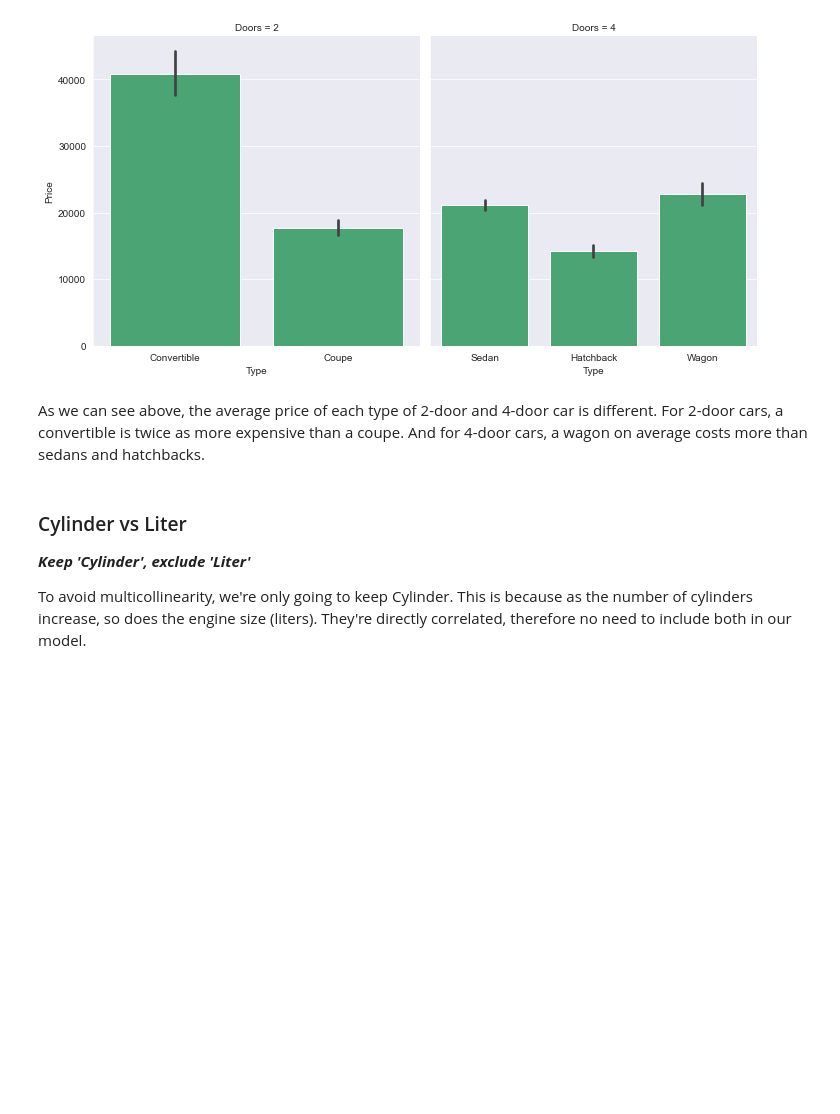
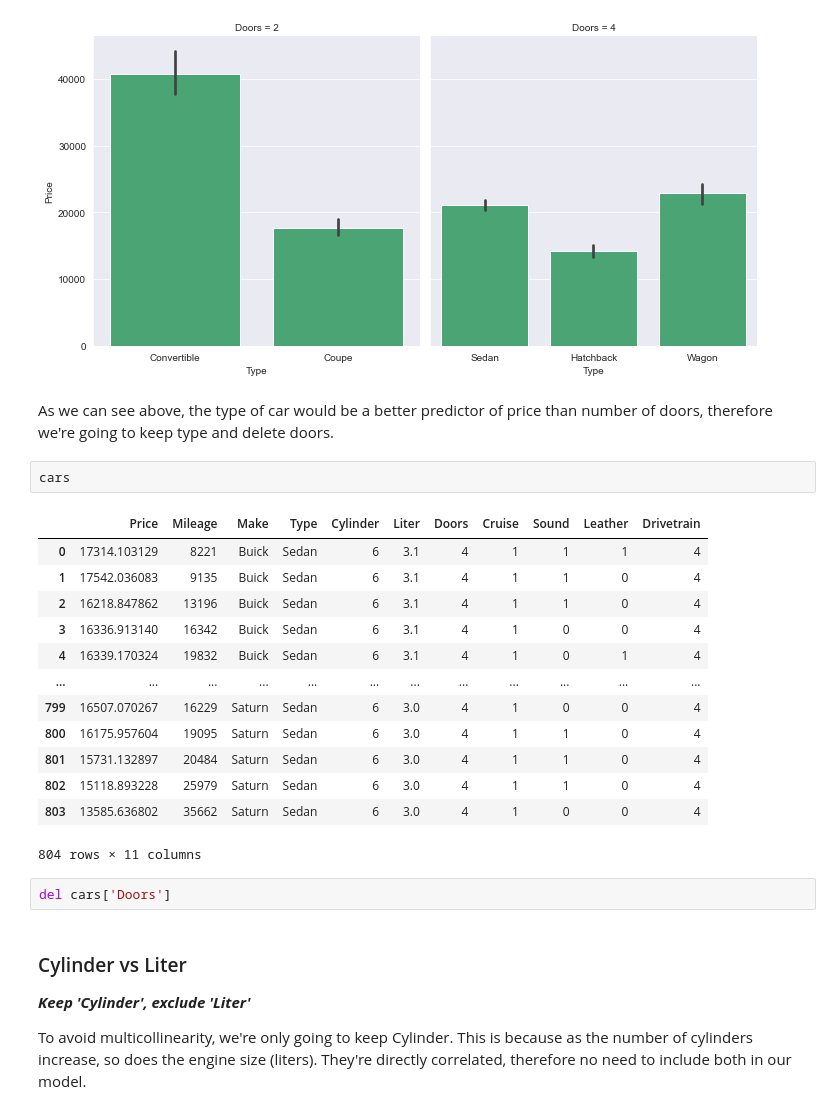
Before and after one commit to Ozxahmed/ML_DS_DL_Udemy_Course, a Jupyter notebook: s3_2_clean_project.ipynb, the cells around one changed output. Cells and saved outputs as stored; diff of their text form; blank space fills up the shorter version.

```diff
--- a/s3_2_clean_project.ipynb
+++ b/s3_2_clean_project.ipynb
@@ -387,8 +402,26 @@ Visualizing the average price and distribution of each type of 2-door and 4-door
 sns.catplot(x='Type', y='Price', col='Doors', data=cars, kind='bar', color='mediumseagreen', sharex=False);
 # %% [output]
 [figure]
-# %% [markdown]
-As we can see above, the average price of each type of 2-door and 4-door car is different. For 2-door cars, a convertible is twice as more expensive than a coupe. And for 4-door cars, a wagon on average costs more than sedans and hatchbacks.
+# %% [markdown]
+As we can see above, the type of car would be a better predictor of price than number of doors, therefore we're going to keep type and delete doors.
+# %%
+cars
+# %% [output]
+|  | Price | Mileage | Make | Type | Cylinder | Liter | Doors | Cruise | Sound | Leather | Drivetrain |
+| 0 | 17314.103129 | 8221 | Buick | Sedan | 6 | 3.1 | 4 | 1 | 1 | 1 | 4 |
+| 1 | 17542.036083 | 9135 | Buick | Sedan | 6 | 3.1 | 4 | 1 | 1 | 0 | 4 |
+| 2 | 16218.847862 | 13196 | Buick | Sedan | 6 | 3.1 | 4 | 1 | 1 | 0 | 4 |
+| 3 | 16336.913140 | 16342 | Buick | Sedan | 6 | 3.1 | 4 | 1 | 0 | 0 | 4 |
+| 4 | 16339.170324 | 19832 | Buick | Sedan | 6 | 3.1 | 4 | 1 | 0 | 1 | 4 |
+| ... | ... | ... | ... | ... | ... | ... | ... | ... | ... | ... | ... |
+| 799 | 16507.070267 | 16229 | Saturn | Sedan | 6 | 3.0 | 4 | 1 | 0 | 0 | 4 |
+| 800 | 16175.957604 | 19095 | Saturn | Sedan | 6 | 3.0 | 4 | 1 | 1 | 0 | 4 |
+| 801 | 15731.132897 | 20484 | Saturn | Sedan | 6 | 3.0 | 4 | 1 | 1 | 0 | 4 |
+| 802 | 15118.893228 | 25979 | Saturn | Sedan | 6 | 3.0 | 4 | 1 | 1 | 0 | 4 |
+| 803 | 13585.636802 | 35662 | Saturn | Sedan | 6 | 3.0 | 4 | 1 | 0 | 0 | 4 |
+804 rows × 11 columns
+# %%
+del cars['Doors']
 # %% [markdown]
 ### Cylinder vs Liter
 
```
Also changed, not shown: parts of 31 cells of this notebook.
